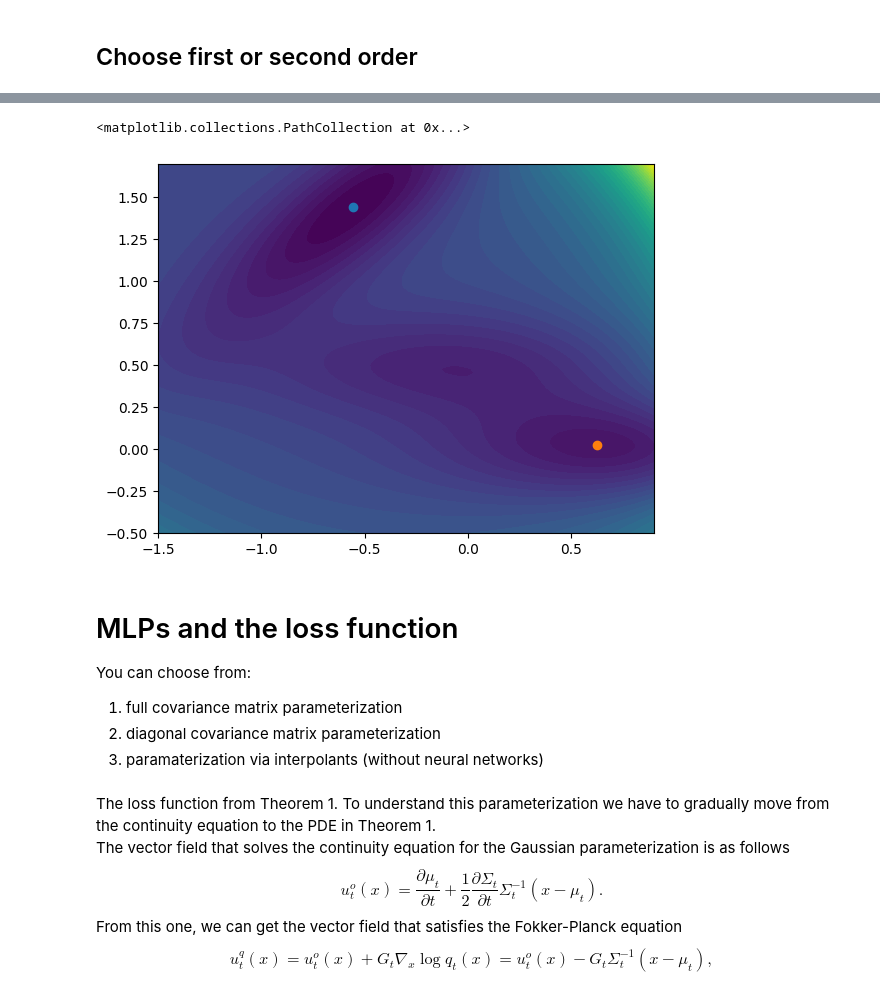
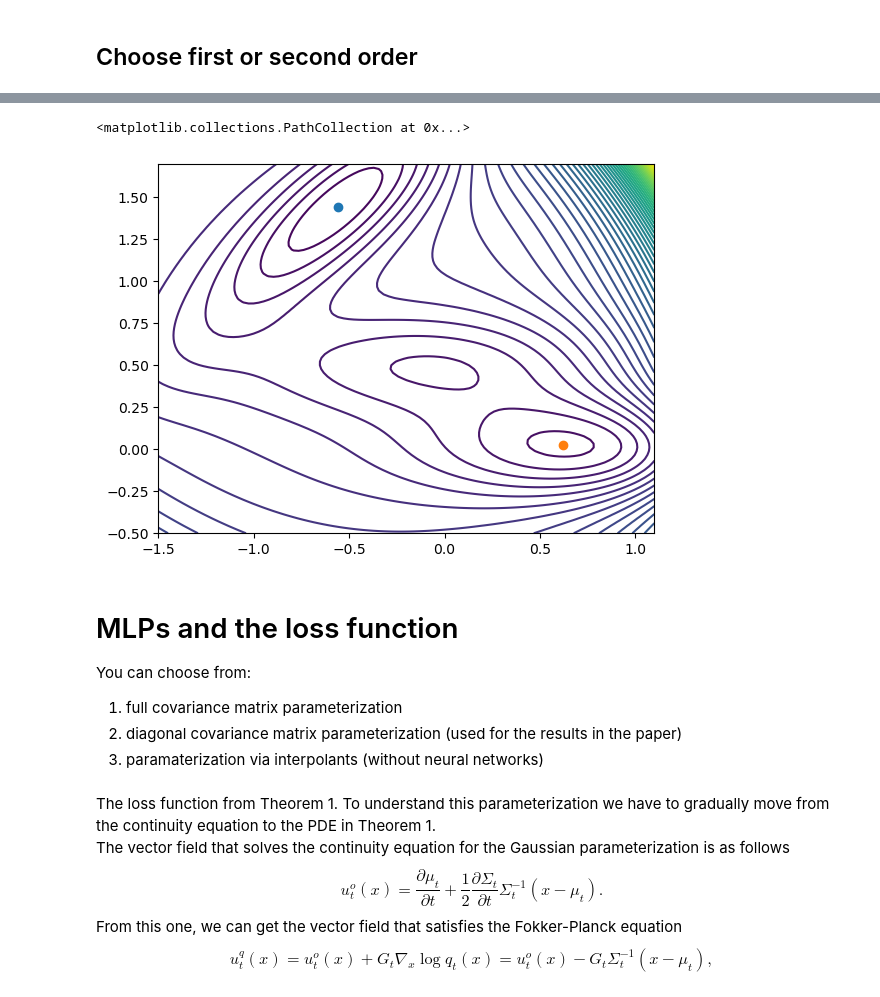
Before and after one commit to plainerman/Variational-Doob, a Jupyter notebook: notebooks/tps_gaussian.ipynb, the cells around one changed output, grey strips where cells are left out. Drawn from its saved outputs; the diff is of its cells as text; code cells hidden in the pictures.

```diff
--- a/notebooks/tps_gaussian.ipynb
+++ b/notebooks/tps_gaussian.ipynb
@@ -17,14 +14,14 @@ import optax
 # %% [markdown]
 # Potential and equilibrium points
 # %%
-def U(xs, scale1=0.15, scale2=15, beta=1.0):
+def U(xs, beta=1.0):
     x, y = xs[:, 0], xs[:, 1]
-    e1 = -200 * jnp.exp(-(x -1)**2 -10 * y**2)
-    e2 = -100 * jnp.exp(-x**2 -10 * (y -0.5)**2)
-    e3 = -170 * jnp.exp(-6.5 * (0.5 + x)**2 +11 * (x +0.5) * (y -1.5) -6.5 * (y -1.5)**2)
-    e4 = 15.0 * jnp.exp(0.7 * (1 + x)**2 +0.6 * (x +1) * (y -1) +0.7 * (y -1)**2) + 146.7
-    out = beta * (scale1 * (e1 + e2 + e3 + e4))
-    return out
+    e1 = -200 * jnp.exp(-(x - 1) ** 2 - 10 * y ** 2)
+    e2 = -100 * jnp.exp(-x ** 2 - 10 * (y - 0.5) ** 2)
+    e3 = -170 * jnp.exp(-6.5 * (0.5 + x) ** 2 + 11 * (x + 0.5) * (y - 1.5) - 6.5 * (y - 1.5) ** 2)
+    e4 = 15.0 * jnp.exp(0.7 * (1 + x) ** 2 + 0.6 * (x + 1) * (y - 1) + 0.7 * (y - 1) ** 2)
+    return beta * (e1 + e2 + e3 + e4)
+
 
 dUdx_fn = jax.grad(lambda _x: U(_x).sum())
 # %% [markdown]
@@ -36,12 +33,14 @@ if first_order:
     A = jnp.array([[-0.55828035, 1.44169]])
     B = jnp.array([[0.62361133, 0.02804632]])
     ndim = A.shape[1]
-    T = 0.1
-    k, Temp, gamma = 1.0, 1.0, 1.0
+    T = 0.05
+    gamma = 1.0
     m = jnp.array([[1.0, 1.0]])
-    xi = jnp.sqrt(2*k*Temp/(m*gamma))*jnp.ones((1,2)) # notation of Dellago eq. 19
+    xi = jnp.array([[3.0, 3.0]])
+
+
     def drift(_x):
-        return -dUdx_fn(_x)/(gamma*m)
+        return -dUdx_fn(_x) / (gamma * m)
 else:
     A = jnp.array([[-0.55828035, 1.44169, 0.0, 0.0]])
     B = jnp.array([[0.62361133, 0.02804632, 0.0, 0.0]])
@@ -49,8 +48,9 @@ else:
     T = 100.0
     k, Temp, gamma = 1.0, 1.0, 1.0
     m = jnp.array([[1.0, 2.0]])
-    xi = jnp.sqrt(2*k*Temp/(m*gamma)) # notation of Dellago eq. 19
-    xi = jnp.hstack([jnp.array([[1e-3, 1e-3]]), xi*jnp.ones((1,2))])
+    xi = jnp.sqrt(2 * k * Temp / (m * gamma))  # notation of Dellago eq. 19
+    xi = jnp.hstack([jnp.array([[1e-3, 1e-3]]), xi * jnp.ones((1, 2))])
+
 
     def drift(_x):
-        return jnp.hstack([_x[:,2:], -gamma*_x[:,2:] - dUdx_fn(_x[:,:2])/m])
+        return jnp.hstack([_x[:, 2:], -gamma * _x[:, 2:] - dUdx_fn(_x[:, :2]) / m])
@@ -59,18 +57,18 @@ else:
 # %%
-x,y = np.linspace(-1.5,0.9,100), np.linspace(-0.5,1.7,100)
-x,y = np.meshgrid(x,y)
-z = U(np.stack([x,y], -1).reshape(-1,2)).reshape([100,100])
-plt.contourf(x,y,z,50)
-plt.scatter(A[0,0], A[0,1])
-plt.scatter(B[0,0], B[0,1])
+x, y = np.linspace(-1.5, 1.1, 100), np.linspace(-0.5, 1.7, 100)
+x, y = np.meshgrid(x, y)
+z = U(np.stack([x, y], -1).reshape(-1, 2)).reshape([100, 100])
+plt.contour(x, y, z, 50)
+plt.scatter(A[0, 0], A[0, 1])
+plt.scatter(B[0, 0], B[0, 1])
 # %% [output]
 <matplotlib.collections.PathCollection at 0x...>
-[figure, old version]
+[figure, new version]
 # %% [markdown]
 # MLPs and the loss function
 You can choose from:
 1. full covariance matrix parameterization
-2. diagonal covariance matrix parameterization
+2. diagonal covariance matrix parameterization (used for the results in the paper)
 3. paramaterization via interpolants (without neural networks)
 # %%
 from models import MLPfull, MLPdiag, Interpolant
```
Also changed, not shown: parts of 12 cells of this notebook, 1 other file.
